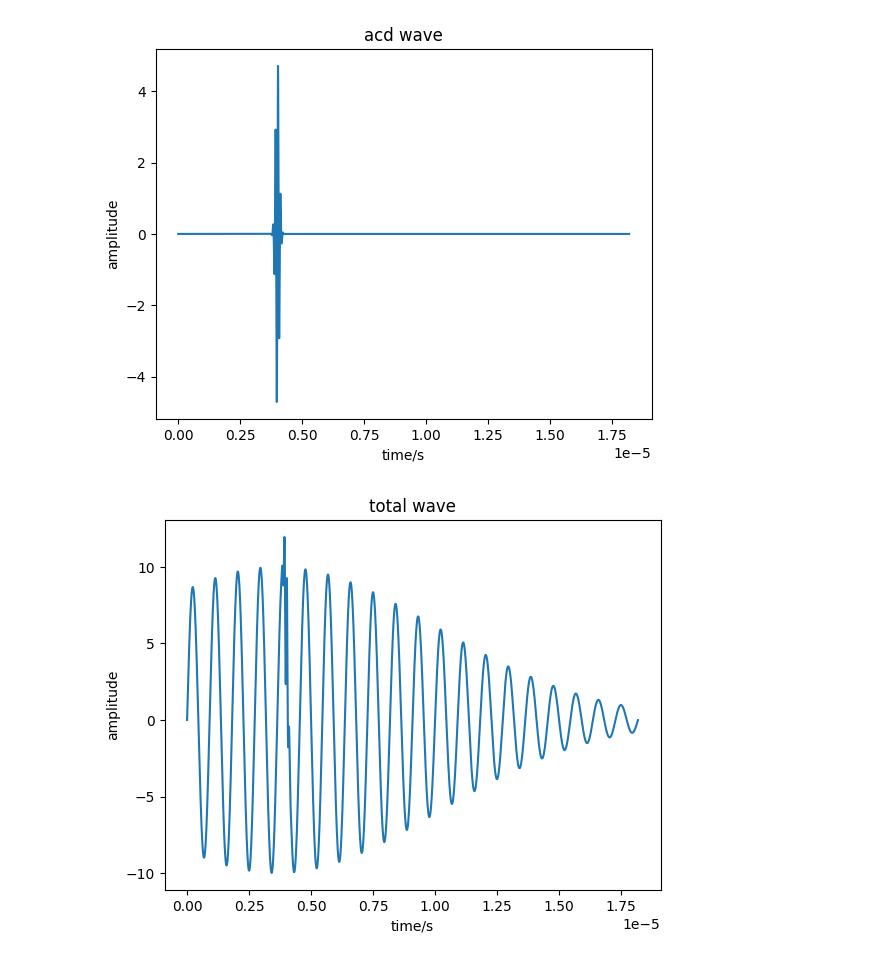
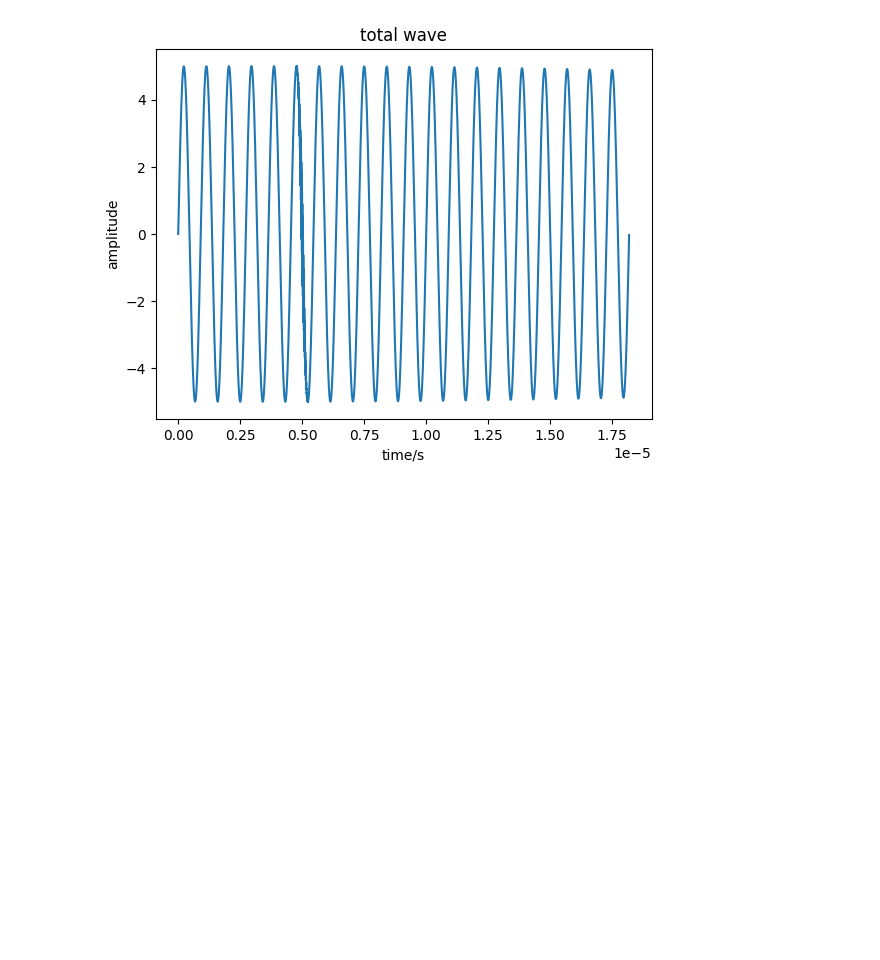
Before and after one commit to USonixGroup/wpt-cavitation, a Jupyter notebook: notebooks/acd_simulation.ipynb, the cells around one changed output. Drawn from its saved outputs; the diff is of its cells as text; code cells hidden in the pictures; blank space fills up the shorter version.

```diff
--- a/notebooks/acd_simulation.ipynb
+++ b/notebooks/acd_simulation.ipynb
@@ -10,16 +13,16 @@ from wavelet_transform.utils.extensions import fft, to_dB
 # %%
-pac = 1e6  # the amplitude of the sine wave in Pa
+pac = 0.5e6  # the amplitude of the sine wave in Pa
 f0_frequency = 1.1* 1e6  # insonation frequency (Hz)
-period = 1 / f0_frequency # the period of the acoustic wave at the fundamental frequency
+period = 1 / f0_frequency  # the period of the acoustic wave at the fundamental frequency
 fs = f0_frequency * 1e3  # sampling rate to generate the time vector
 
 time_delay = 4 * period  # time delay, t1
-pulse_width = 10 * period # pulse width, W = 1 / Q
-phase_initial = 0#-0.325 * period  # tau
-phase_shift = 0#np.pi / 4  # phi
-no_harmonics = 1   # k
+pulse_width = 100 * period  # pulse width, W = 1 / Q
+phase_initial = 0  #-0.325 * period  # tau
+phase_shift = 0  #np.pi / 4  # phi
+no_harmonics = 1  # k
 
-R_init = 3.5e-6  # initial bubble radius in meters
+R_init = 5e-6  # initial bubble radius in meters
 Rdot_init = 0  # initial bubble's wall velocity in m/s
 
 r_measure = 1e-4 # distance from the centre of bubble which radiated pressure (acoustic emission from bubble) is calculated over time
@@ -60,24 +63,29 @@ plt.show()
 # %%
-acd_freq = 10e6
-acd_pac = 0.5e6
-acd_time_delay = 4e-6
-acd_pulse_width = 1 / acd_freq
-BD_obj.add_pac_wave(acd_freq, acd_pac, acd_time_delay, acd_pulse_width, 0, 0, 1)
+acd_freq = 100e6
+acd_pac = 0.1e6
+acd_time_delay = 4.0e-6
+acd_pulse_width = 10 / acd_freq
 
-plt.plot(BD_obj.time, BD_obj.get_npac_wave(-1))
-plt.title("acd wave")
-plt.xlabel("time/s")
-plt.ylabel("amplitude")
-plt.show()
+for i in range(1):
+    acd_time_delay += 1e-6
+    BD_obj.add_pac_wave(acd_freq, acd_pac, acd_time_delay, acd_pulse_width, 0, 0, 1)
+
+fig = go.Figure()
+fig.add_trace(go.Scatter(x=BD_obj.time, y=BD_obj.get_npac_wave(-1), mode="lines"))
+fig.update_layout(
+    title="acd wave",
+    xaxis_title="time/s",
+    yaxis_title="amplitude"
+)
+fig.show()
 
 plt.plot(BD_obj.time, BD_obj.npac_wave)
 plt.title("total wave")
 plt.xlabel("time/s")
 plt.ylabel("amplitude")
 plt.show()
 # %% [output]
-[figure, old version]
+[figure, new version]
-[figure, removed]
 # %%
 BD_obj.solver()
 # %%
```
Also changed, not shown: parts of 8 cells of this notebook.
